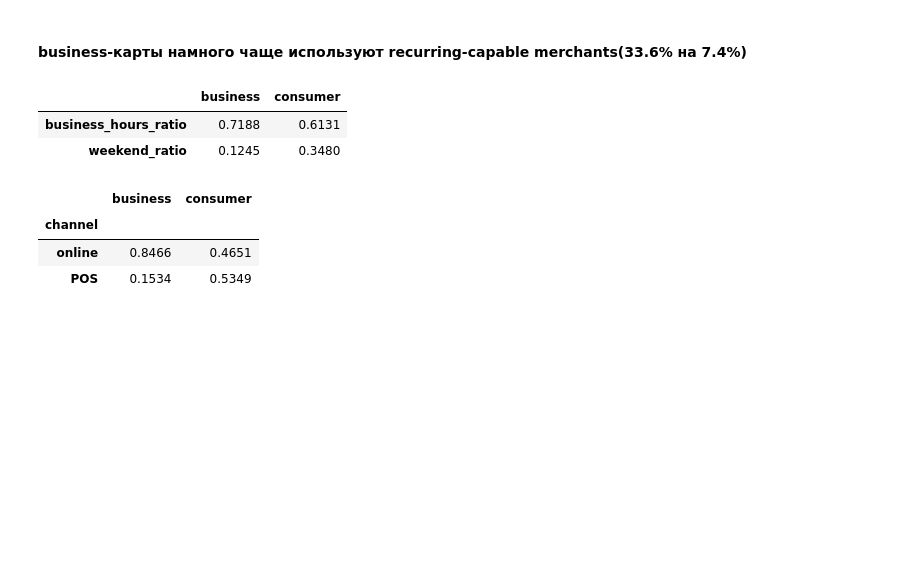
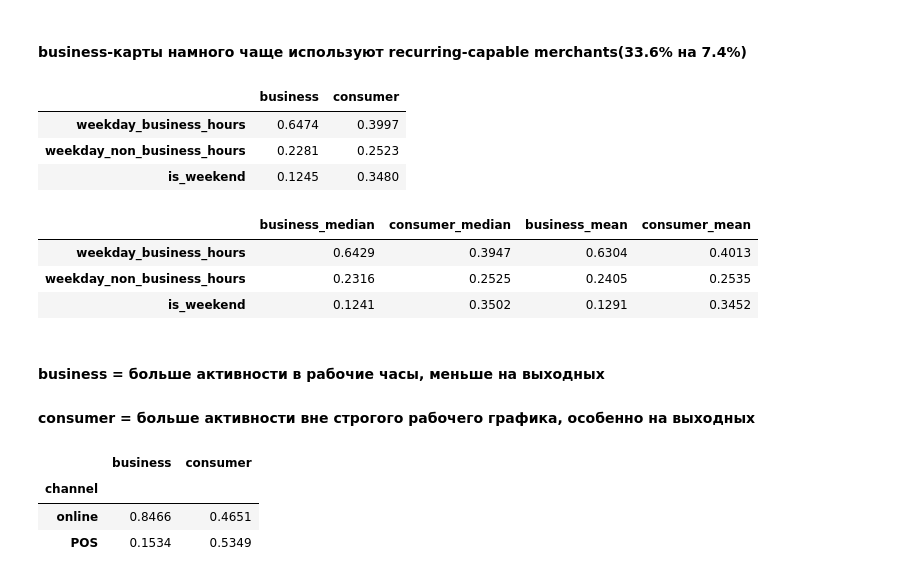
Before and after one commit to tsapuanq/MDQ, a Jupyter notebook: notebooks/eda.ipynb, the cells around one changed output. Cells and saved outputs as stored; diff of their text form; code cells hidden in the pictures; blank space fills up the shorter version.

```diff
--- a/notebooks/eda.ipynb
+++ b/notebooks/eda.ipynb
@@ -661,17 +657,0 @@ for df in [business_m, consumer_m]:
-# %%
-time_compare = pd.DataFrame({
-    "business": [
-        business_m["is_business_hours"].mean(),
-        business_m["is_weekend"].mean(),
-    ],
-    "consumer": [
-        consumer_m["is_business_hours"].mean(),
-        consumer_m["is_weekend"].mean(),
-    ]
-}, index=["business_hours_ratio", "weekend_ratio"])
-
-time_compare
-# %% [output]
-|  | business | consumer |
-| business_hours_ratio | 0.7188 | 0.6131 |
-| weekend_ratio | 0.1245 | 0.3480 |
@@ -678,3 +675,41 @@ time_compare
+# %%
+# Transaction-level сравнение:
+time_cols = [
+    "weekday_business_hours",
+    "weekday_non_business_hours",
+    "is_weekend"
+]
+
+time_compare = pd.DataFrame({
+    "business": business_m[time_cols].mean(),
+    "consumer": consumer_m[time_cols].mean(),
+})
+
+time_compare
+# %% [output]
+|  | business | consumer |
+| weekday_business_hours | 0.6474 | 0.3997 |
+| weekday_non_business_hours | 0.2281 | 0.2523 |
+| is_weekend | 0.1245 | 0.3480 |
+# %%
+# Card-level сравнение:
+biz_card_time = business_m.groupby("card_number")[time_cols].mean()
+con_card_time = consumer_m.groupby("card_number")[time_cols].mean()
+
+pd.DataFrame({
+    "business_median": biz_card_time.median(),
+    "consumer_median": con_card_time.median(),
+    "business_mean": biz_card_time.mean(),
+    "consumer_mean": con_card_time.mean(),
+})
+# %% [output]
+|  | business_median | consumer_median | business_mean | consumer_mean |
+| weekday_business_hours | 0.6429 | 0.3947 | 0.6304 | 0.4013 |
+| weekday_non_business_hours | 0.2316 | 0.2525 | 0.2405 | 0.2535 |
+| is_weekend | 0.1241 | 0.3502 | 0.1291 | 0.3452 |
+# %% [markdown]
+#### business = больше активности в рабочие часы, меньше на выходных
+#### consumer = больше активности вне строгого рабочего графика, особенно на выходных
 # %%
 channel_compare = pd.concat([
     business_m["channel"].value_counts(normalize=True).rename("business"),
```
Also changed, not shown: parts of 18 cells of this notebook, 2 other files.
